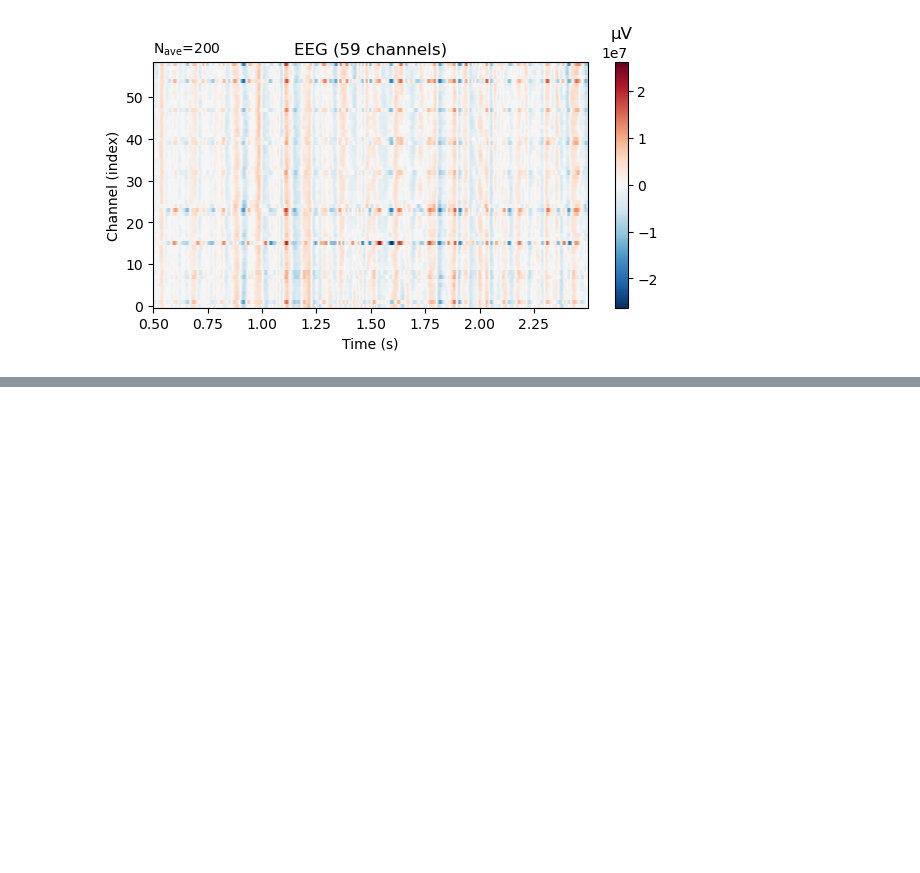
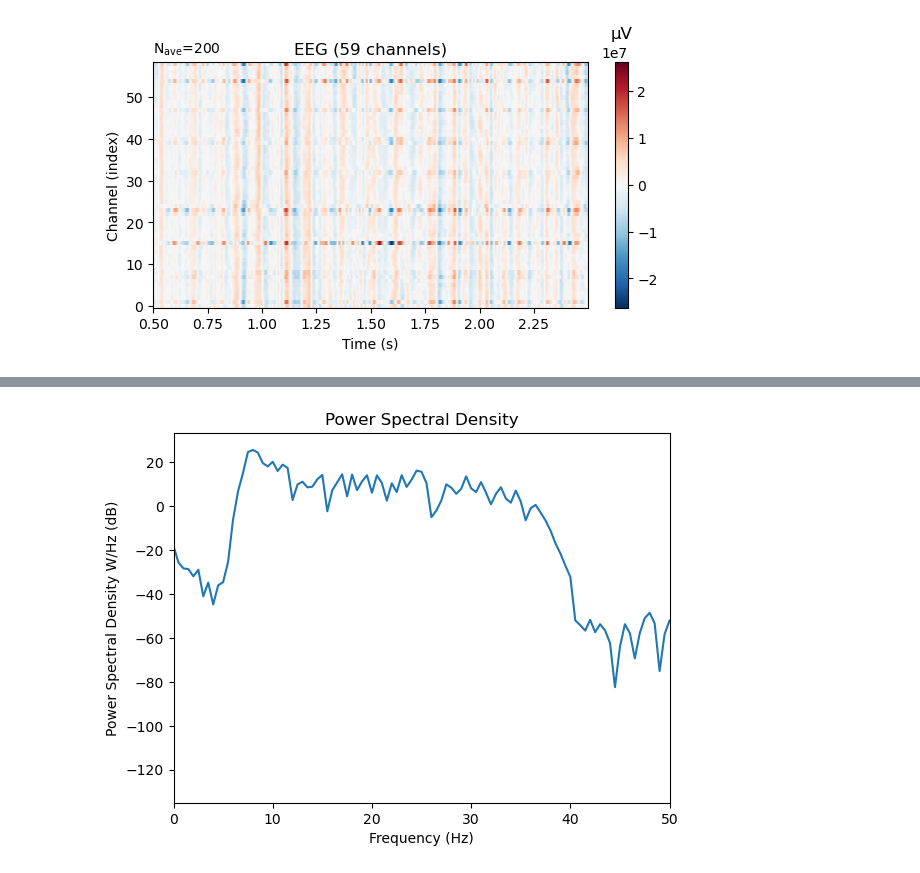
Before and after one commit to anmutechsupport/Energy-Efficient-Decoding-of-EEG-Motor-Imagery-using-Spiking-Legendre-Memory-Units, a Jupyter notebook: preprocessing.ipynb, the cells around one changed output, grey strips where cells are left out. Cells and saved outputs as stored; diff of their text form; code cells hidden in the pictures; blank space fills up the shorter version.

```diff
--- a/preprocessing.ipynb
+++ b/preprocessing.ipynb
@@ -387,0 +427,15 @@ plt.show()
+# %%
+from scipy import signal
+
+# Calculate the power spectral density using Welch's method -> doesn't make sense on such a small window
+f, Pxx = signal.welch(f_avg, fs=1000, nperseg=2000)
+
+# Plot the PSD data
+plt.plot(f, 10*np.log10(Pxx))
+plt.xlabel('Frequency (Hz)')
+plt.xlim([0, 50])
+plt.ylabel('Power Spectral Density W/Hz (dB)')
+plt.title('Power Spectral Density')
+plt.show()
+# %% [output]
+[figure, added]
```
Also changed, not shown: parts of 5 cells of this notebook.
